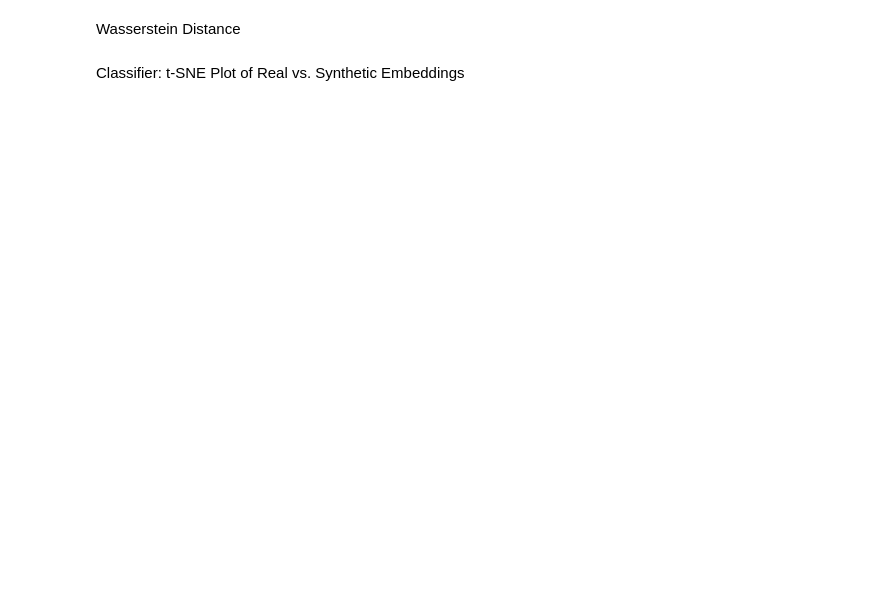
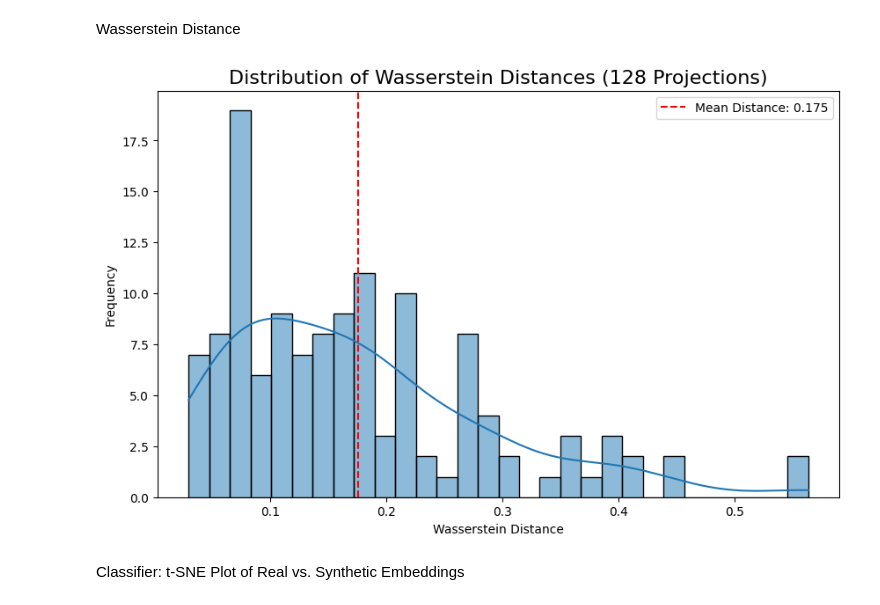
Before and after one commit to grackner/dsc_261_final_project, a Jupyter notebook: Data_Eval/qwen_data_evaluation.ipynb, the cells around one changed output. Cells and saved outputs as stored; diff of their text form; code cells hidden in the pictures; blank space fills up the shorter version.

```diff
--- a/Data_Eval/qwen_data_evaluation.ipynb
+++ b/Data_Eval/qwen_data_evaluation.ipynb
@@ -111,22 +231,24 @@ Wasserstein Distance
 # %%
 import matplotlib.pyplot as plt
 import seaborn as sns
 
 # Get data from 'wd'
-distances = wd['mean_distance']
+distances = wd['distances']
 mean_dist = wd['mean_distance']
 
 # Create plot
 plt.figure(figsize=(10, 6))
 sns.histplot(distances, bins=30, kde=True)
 
 plt.axvline(mean_dist, color='red', linestyle='--', label=f'Mean Distance: {mean_dist:.3f}')
 plt.title('Distribution of Wasserstein Distances (128 Projections)', fontsize=16)
 plt.xlabel('Wasserstein Distance')
 plt.ylabel('Frequency')
 plt.legend()
 plt.savefig('wasserstein_distance_distribution.png')
 plt.show();
+# %% [output]
+[figure, added]
 # %% [markdown]
 Classifier: t-SNE Plot of Real vs. Synthetic Embeddings
 # %%
```
Also changed, not shown: parts of 18 cells of this notebook, 4 other files.
